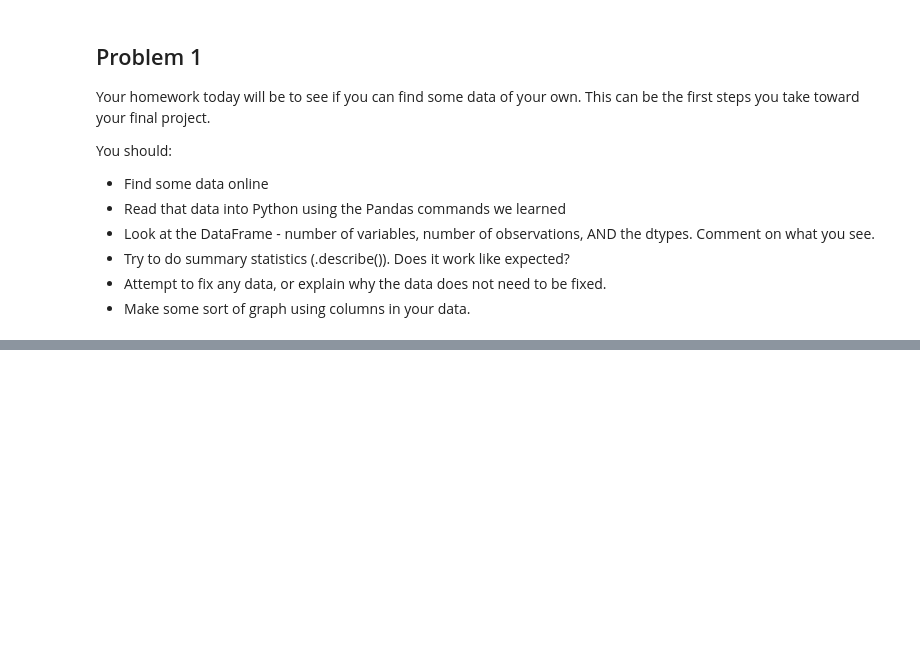
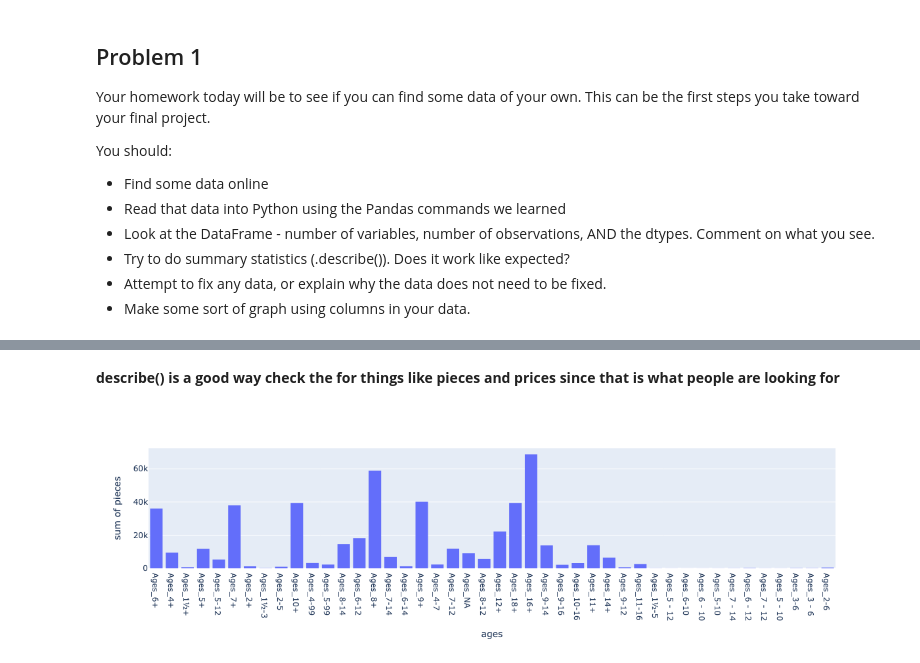
Before and after one commit to DCard2512/DATA101_Diego_Cardenas_Code, a Jupyter notebook: Day8/Day8-HW.ipynb, the cells around one changed output, grey strips where cells are left out. Drawn from its saved outputs; the diff is of its cells as text; code cells hidden in the pictures; blank space fills up the shorter version.

```diff
--- a/Day8/Day8-HW.ipynb
+++ b/Day8/Day8-HW.ipynb
@@ -206,3 +203,6 @@ You should:
 * Try to do summary statistics (.describe()). Does it work like expected?
 * Attempt to fix any data, or explain why the data does not need to be fixed.
 * Make some sort of graph using columns in your data.
+# %%
+LegoDF_raw = pd.read_csv('lego_population.csv')
+show(LegoDF_raw)
@@ -208,0 +243,9 @@ You should:
+# %% [markdown]
+**describe() is a good way check the for things like pieces and prices since that is what people are looking for**
+# %%
+fig = px.histogram(LegoDF_raw,
+                  x = 'ages',
+                  y = 'pieces')
+fig.show()
+# %% [output]
+[figure, added]
```
Also changed, not shown: parts of 6 cells of this notebook, 1 other file.
